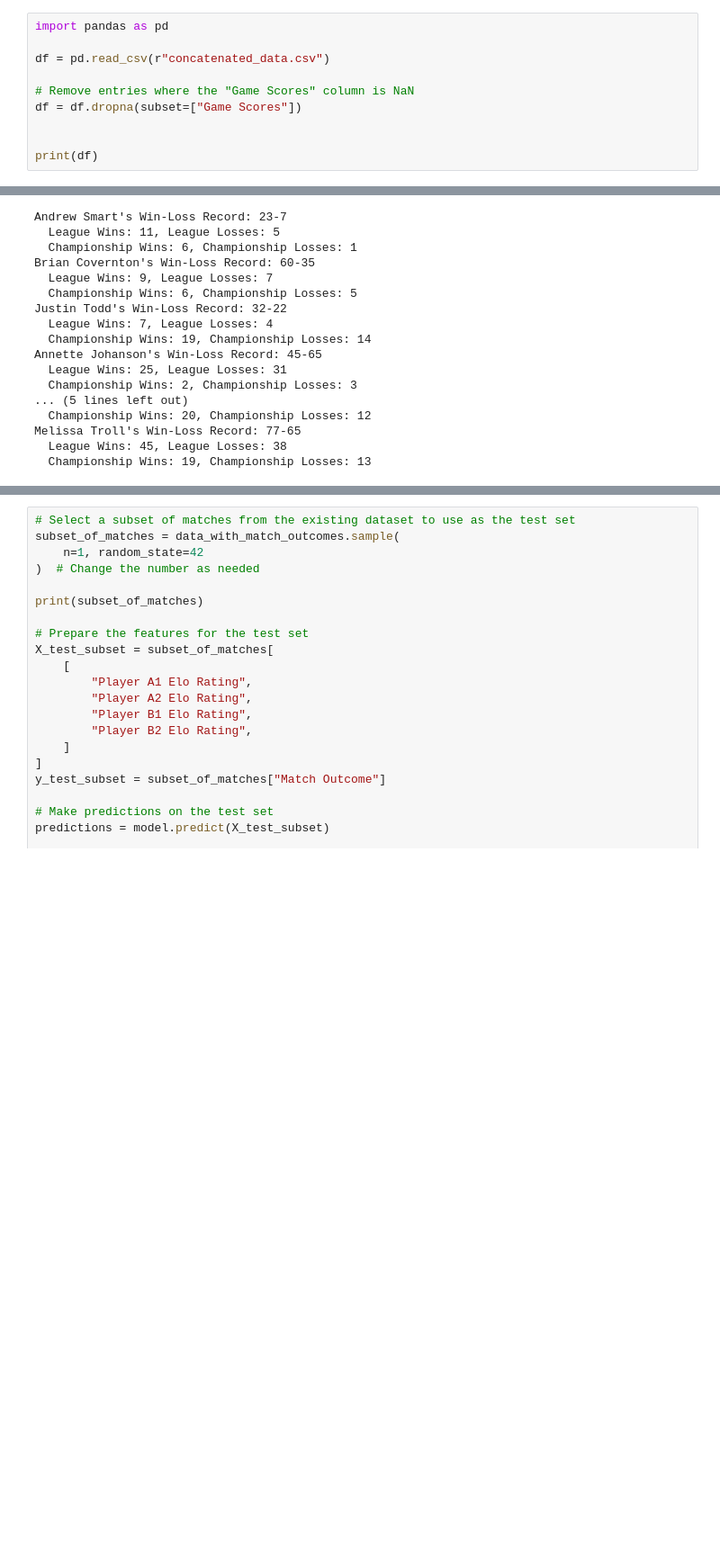
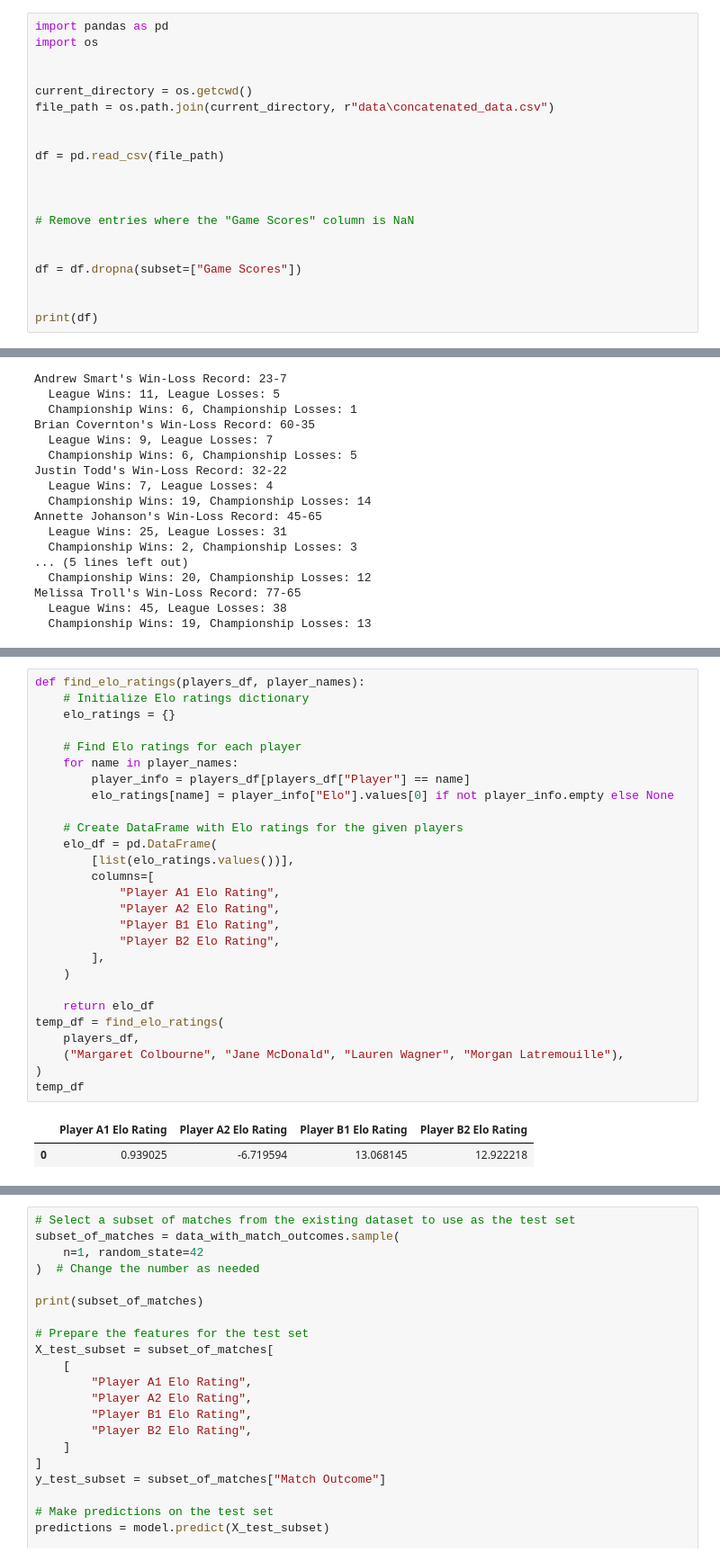
Before and after one commit to LeoLuoUofT/733BCSquash, a Jupyter notebook: data_creation/Elo_system.ipynb, the cells around one changed output, grey strips where cells are left out. Shown at 90% size. Cells and saved outputs as stored; diff of their text form; blank space fills up the shorter version.

```diff
--- a/Elo_system.ipynb
+++ b/data_creation/Elo_system.ipynb
@@ -1,9 +1,19 @@
 # %%
 import pandas as pd
+import os
 
-df = pd.read_csv(r"concatenated_data.csv")
+
+current_directory = os.getcwd()
+file_path = os.path.join(current_directory, r"data\concatenated_data.csv")
+
+
+df = pd.read_csv(file_path)
+
+
 
 # Remove entries where the "Game Scores" column is NaN
+
+
 df = df.dropna(subset=["Game Scores"])
 
 
@@ -713,0 +818,30 @@ Accuracy: 0.7507692307692307
+# %%
+def find_elo_ratings(players_df, player_names):
+    # Initialize Elo ratings dictionary
+    elo_ratings = {}
+
+    # Find Elo ratings for each player
+    for name in player_names:
+        player_info = players_df[players_df["Player"] == name]
+        elo_ratings[name] = player_info["Elo"].values[0] if not player_info.empty else None
+
+    # Create DataFrame with Elo ratings for the given players
+    elo_df = pd.DataFrame(
+        [list(elo_ratings.values())],
+        columns=[
+            "Player A1 Elo Rating",
+            "Player A2 Elo Rating",
+            "Player B1 Elo Rating",
+            "Player B2 Elo Rating",
+        ],
+    )
+
+    return elo_df
+temp_df = find_elo_ratings(
+    players_df,
+    ("Margaret Colbourne", "Jane McDonald", "Lauren Wagner", "Morgan Latremouille"),
+)
+temp_df
+# %% [output]
+|  | Player A1 Elo Rating | Player A2 Elo Rating | Player B1 Elo Rating | Player B2 Elo Rating |
+| 0 | 0.939025 | -6.719594 | 13.068145 | 12.922218 |
```
Also changed, not shown: parts of 9 cells of this notebook, 8 other files.
